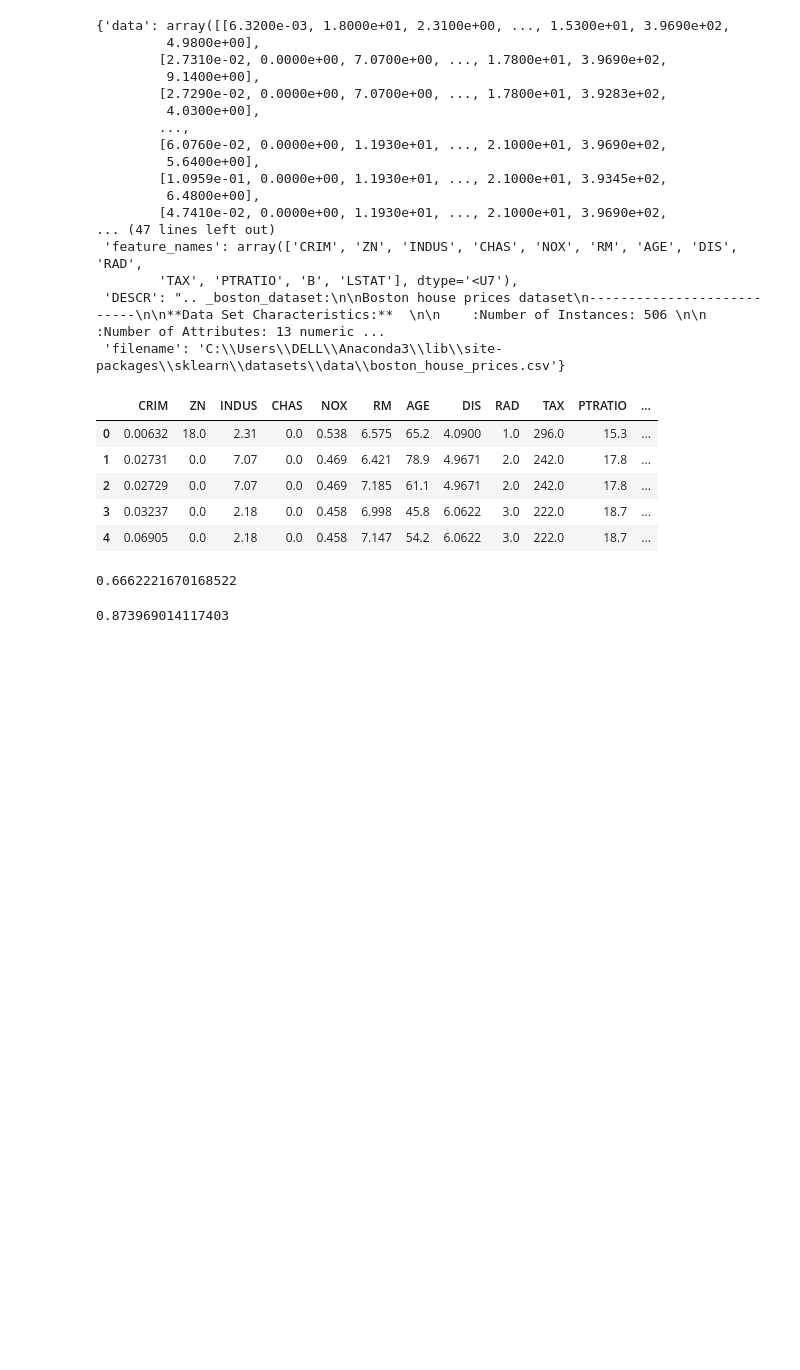
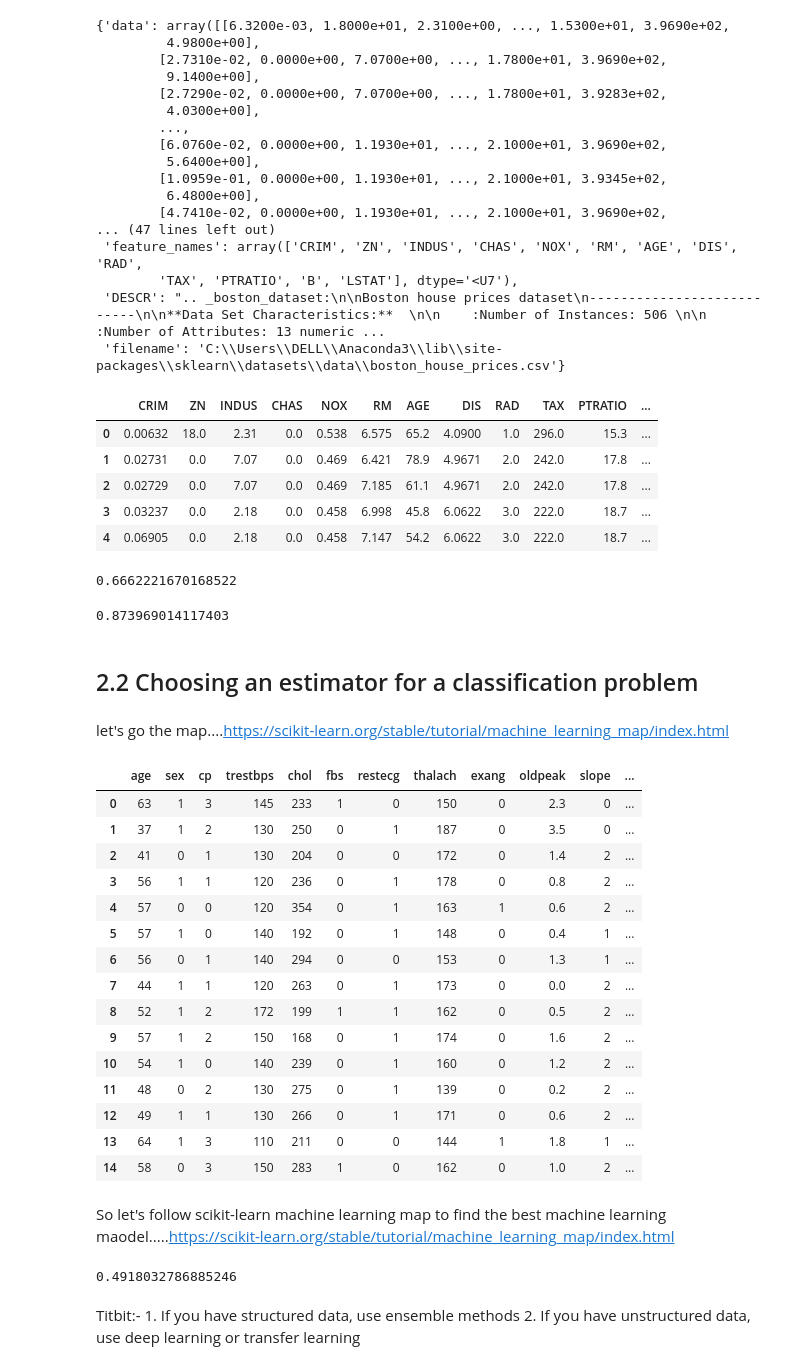
Before and after one commit to aryatomarAI/Machine-learning-and-data-science, a Jupyter notebook: Scikit-Learn/Scikit-Learn-Workflow-in-Brief.ipynb, the cells around one changed output. Saved outputs shown, nothing was run; the diff lists cells and outputs as text; code cells hidden in the pictures; blank space fills up the shorter version.

Commit message:
Fit the model /algorithm on our data and use it to make predictions

```diff
--- a/Scikit-Learn/Scikit-Learn-Workflow-in-Brief.ipynb
+++ b/Scikit-Learn/Scikit-Learn-Workflow-in-Brief.ipynb
@@ -525,0 +526,27 @@ rf.score(x_test,Y_test)
+# %% [markdown]
+## 2.2 Choosing an estimator for a classification problem
+# %% [markdown]
+let's go the map....https://scikit-learn.org/stable/tutorial/machine_learning_map/index.html
+# %%
+heart_disease=pd.read_csv(r"C:\Users\DELL\Desktop\Machine-learning-and-data-science\Scikit-Learn\heart-disease.csv")
+# %%
+heart_disease.head(15)
+# %% [output]
+|  | age | sex | cp | trestbps | chol | fbs | restecg | thalach | exang | oldpeak | slope | ... |
+| 0 | 63 | 1 | 3 | 145 | 233 | 1 | 0 | 150 | 0 | 2.3 | 0 | ... |
+| 1 | 37 | 1 | 2 | 130 | 250 | 0 | 1 | 187 | 0 | 3.5 | 0 | ... |
+| 2 | 41 | 0 | 1 | 130 | 204 | 0 | 0 | 172 | 0 | 1.4 | 2 | ... |
+| 3 | 56 | 1 | 1 | 120 | 236 | 0 | 1 | 178 | 0 | 0.8 | 2 | ... |
+| 4 | 57 | 0 | 0 | 120 | 354 | 0 | 1 | 163 | 1 | 0.6 | 2 | ... |
+| 5 | 57 | 1 | 0 | 140 | 192 | 0 | 1 | 148 | 0 | 0.4 | 1 | ... |
+| 6 | 56 | 0 | 1 | 140 | 294 | 0 | 0 | 153 | 0 | 1.3 | 1 | ... |
+| 7 | 44 | 1 | 1 | 120 | 263 | 0 | 1 | 173 | 0 | 0.0 | 2 | ... |
+| 8 | 52 | 1 | 2 | 172 | 199 | 1 | 1 | 162 | 0 | 0.5 | 2 | ... |
+| 9 | 57 | 1 | 2 | 150 | 168 | 0 | 1 | 174 | 0 | 1.6 | 2 | ... |
+| 10 | 54 | 1 | 0 | 140 | 239 | 0 | 1 | 160 | 0 | 1.2 | 2 | ... |
+| 11 | 48 | 0 | 2 | 130 | 275 | 0 | 1 | 139 | 0 | 0.2 | 2 | ... |
+| 12 | 49 | 1 | 1 | 130 | 266 | 0 | 1 | 171 | 0 | 0.6 | 2 | ... |
+| 13 | 64 | 1 | 3 | 110 | 211 | 0 | 0 | 144 | 1 | 1.8 | 1 | ... |
+| 14 | 58 | 0 | 3 | 150 | 283 | 1 | 0 | 162 | 0 | 1.0 | 2 | ... |
+# %% [markdown]
+So let's follow scikit-learn machine learning map to find the best machine learning maodel.....https://scikit-learn.org/stable/tutorial/machine_learning_map/index.html
@@ -525,0 +555,24 @@ rf.score(x_test,Y_test)
+# %%
+# Import LinearSCV estimator class
+from sklearn.svm import LinearSVC
+
+# Setup random seed
+np.random.seed(42)
+
+# Define data
+X=heart_disease.drop("target",axis=1)
+y=heart_disease["target"]
+
+# Split train and test data sets
+X_train,X_test,y_train,y_test=train_test_split(X,y,test_size=0.2)
+
+# Define model
+clf=LinearSVC()
+
+# Fit model to the data
+clf.fit(X_train,y_train)
+
+# Check score of the model
+clf.score(X_test,y_test)
+# %% [output]
+0.4918032786885246
@@ -525,0 +582,4 @@ rf.score(x_test,Y_test)
+# %% [markdown]
+Titbit:-
+    1. If you have structured data, use ensemble methods
+    2. If you have unstructured data, use deep learning or transfer learning
```
Also changed, not shown: parts of 8 cells of this notebook.
